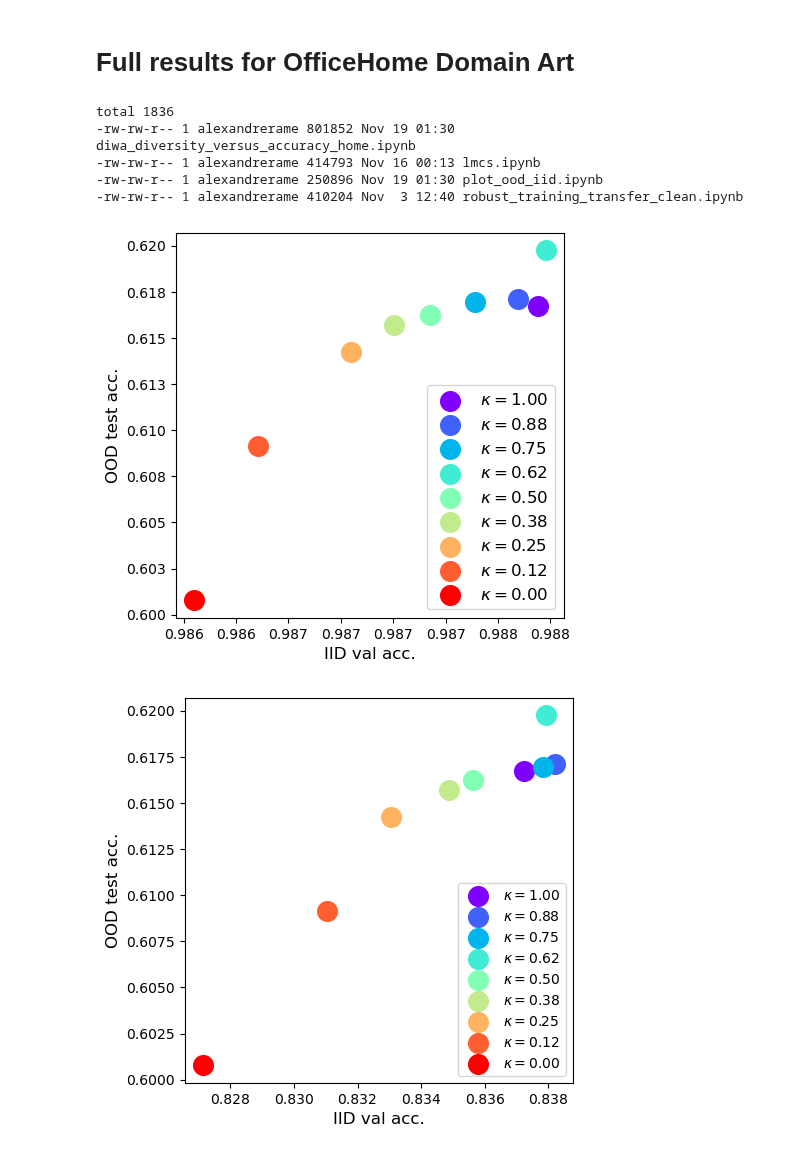
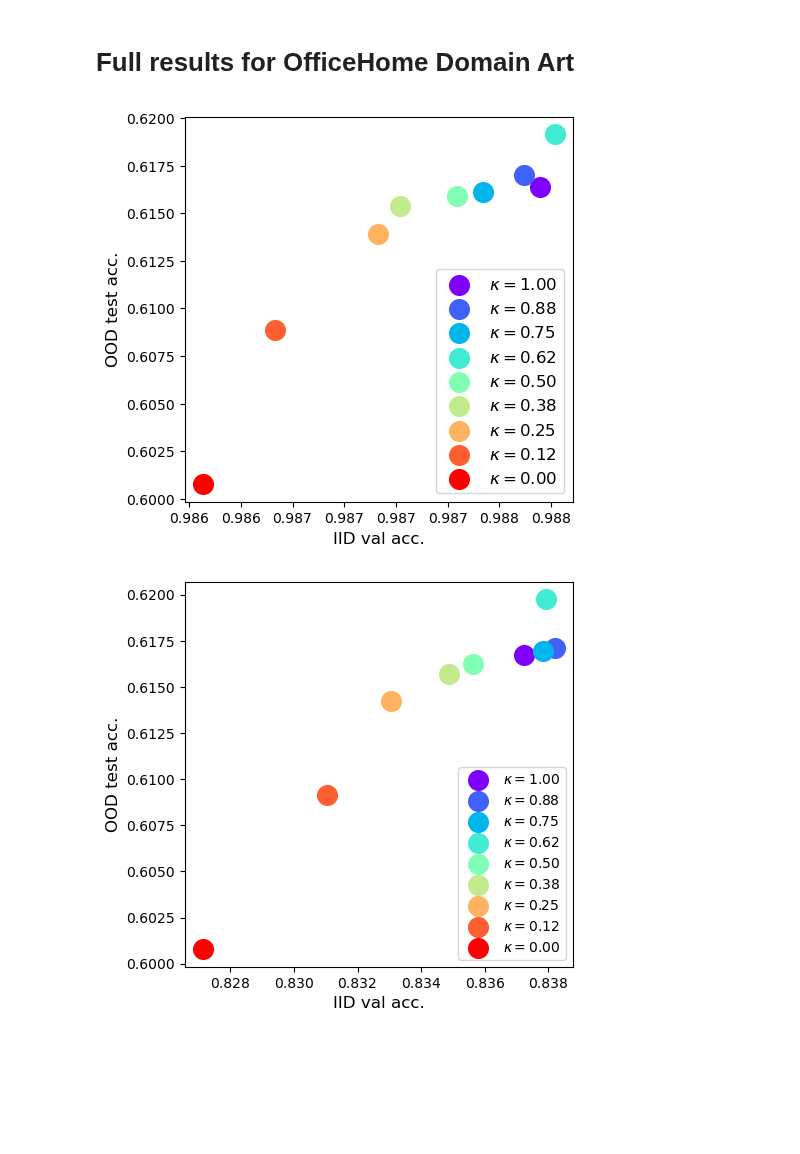
Before and after one commit to alexrame/domainbedv2, a Jupyter notebook: notebooks/recycling/plot_ood_iid.ipynb, the cells around one changed output. Saved outputs shown, nothing was run; the diff lists cells and outputs as text; code cells hidden in the pictures; blank space fills up the shorter version.

```diff
--- a/notebooks/recycling/plot_ood_iid.ipynb
+++ b/notebooks/recycling/plot_ood_iid.ipynb
@@ -138,48 +168,40 @@ def merge(ll):
             # new_l[key + "_std"] = np.std(list_values)
             new_l[key] = np.mean(list_values)# + np.random.normal(0, abs(np.random.normal(0, 0.003)))
     return new_l
-# %%
-ll
-# %% [output]
-total 1836
--rw-rw-r-- 1 alexandrerame 801852 Nov 19 01:30 diwa_diversity_versus_accuracy_home.ipynb
--rw-rw-r-- 1 alexandrerame 414793 Nov 16 00:13 lmcs.ipynb
--rw-rw-r-- 1 alexandrerame 250896 Nov 19 01:30 plot_ood_iid.ipynb
--rw-rw-r-- 1 alexandrerame 410204 Nov  3 12:40 robust_training_transfer_clean.ipynb
 # %%
 l = {**lhomednb}
 l["home0_erm_lp_0926"] = lhomed6["home0_erm_lp_0926"]
 plt.rcParams["figure.figsize"] = (5, 5)
 dict_out = collections.defaultdict(list)
 new_ll = []
 for test_env in [0]:
     for i, key in enumerate(keys):
         if key == "home0_erm_lp_0926":
             _lambda = 0
         else:
             _lambda = float(key.split("dn")[1].split("_")[0])
             _lambda = 1 / (1 + _lambda)
         _lambda = [1.00, 0.88, 0.75, 0.62, 0.5, 0.38, 0.25, 0.12, 0.00][i]
         shortkey = "_".join([c for c in key.split("_")[2:] if c not in ["lp", "0926"]])
-        ll = [line for line in l[key] if line.get("test_env", test_env) == test_env and line["step"] > 4000]
+        ll = [line for line in l[key] if line.get("test_env", test_env) == test_env and line["step"] >= 4200]
         ll = [merge(ll)]
         new_ll.append(ll)
 
 plot.SIZE = "large"
 labels = ["$\kappa={:.2f}$".format(_lambda) for _lambda in [1.00, 0.88, 0.75, 0.62, 0.5, 0.38, 0.25, 0.12, 0.00]]
 fig = plot.plot_key(
     new_ll,
     key1="train_acc",
     key2="test_acc",
     order=0,
     loc="lower right",
     labels=labels,
     kwargs={"s": 200},
     colors=None,
 )
 plot.save_fig(fig, "diwa/fig_erm_dnim_iid_vs_ood_home0_mean" + ".png")
 # %% [output]
-[figure, old version]
+[figure, new version]
 # %%
 l = {**lhomednb}
 l["home0_erm_lp_0926"] = lhomed6["home0_erm_lp_0926"]
```
Also changed, not shown: parts of 4 cells of this notebook, 22 other files.
